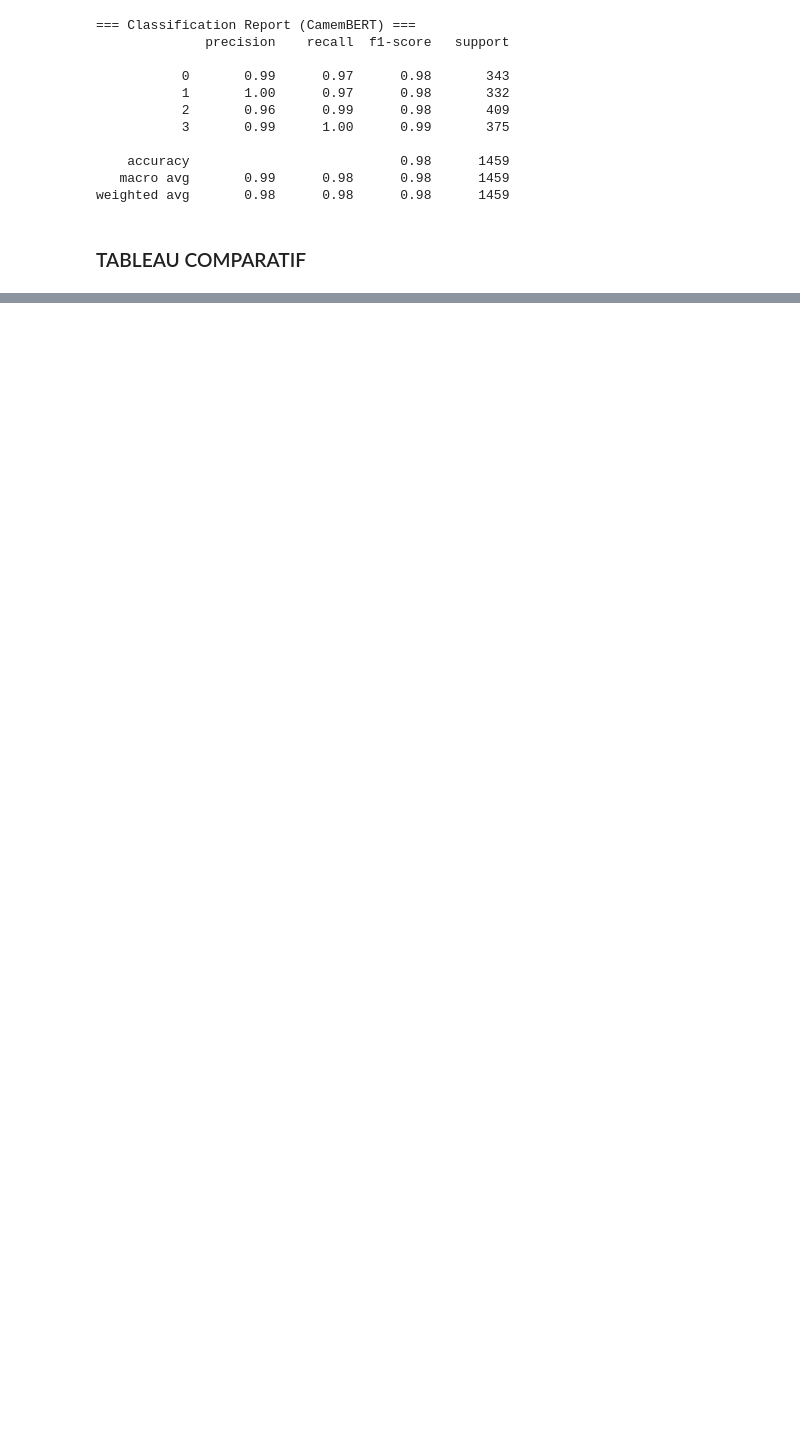
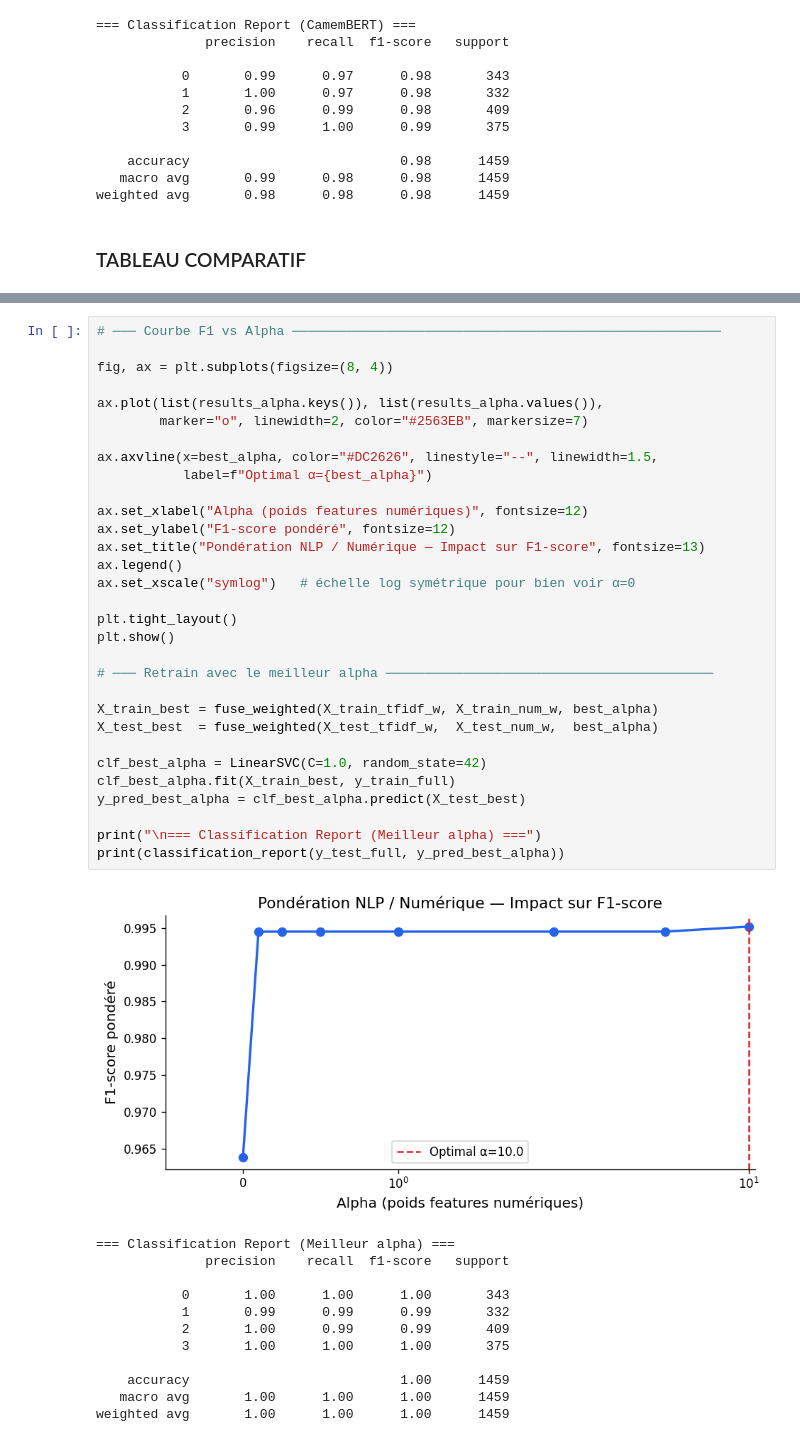
Before and after one commit to baccarifarah/eco-smart-classifier, a Jupyter notebook: src/nlp/text_classification.ipynb, the cells around one changed output, grey strips where cells are left out. Cells and saved outputs as stored; diff of their text form; blank space fills up the shorter version.

```diff
--- a/src/nlp/text_classification.ipynb
+++ b/src/nlp/text_classification.ipynb
@@ -684,0 +890,44 @@ Naive Bayes          0.9653  0.9619       NaN       NaN        NaN
+# %%
+# ─── Courbe F1 vs Alpha ───────────────────────────────────────────────────────
+
+fig, ax = plt.subplots(figsize=(8, 4))
+
+ax.plot(list(results_alpha.keys()), list(results_alpha.values()),
+        marker="o", linewidth=2, color="#2563EB", markersize=7)
+
+ax.axvline(x=best_alpha, color="#DC2626", linestyle="--", linewidth=1.5,
+           label=f"Optimal α={best_alpha}")
+
+ax.set_xlabel("Alpha (poids features numériques)", fontsize=12)
+ax.set_ylabel("F1-score pondéré", fontsize=12)
+ax.set_title("Pondération NLP / Numérique — Impact sur F1-score", fontsize=13)
+ax.legend()
+ax.set_xscale("symlog")   # échelle log symétrique pour bien voir α=0
+
+plt.tight_layout()
+plt.show()
+
+# ─── Retrain avec le meilleur alpha ──────────────────────────────────────────
+
+X_train_best = fuse_weighted(X_train_tfidf_w, X_train_num_w, best_alpha)
+X_test_best  = fuse_weighted(X_test_tfidf_w,  X_test_num_w,  best_alpha)
+
+clf_best_alpha = LinearSVC(C=1.0, random_state=42)
+clf_best_alpha.fit(X_train_best, y_train_full)
+y_pred_best_alpha = clf_best_alpha.predict(X_test_best)
+
+print("\n=== Classification Report (Meilleur alpha) ===")
+print(classification_report(y_test_full, y_pred_best_alpha))
+# %% [output]
+[figure, added]
+=== Classification Report (Meilleur alpha) ===
+              precision    recall  f1-score   support
+
+           0       1.00      1.00      1.00       343
+           1       0.99      0.99      0.99       332
+           2       1.00      0.99      0.99       409
+           3       1.00      1.00      1.00       375
+
+    accuracy                           1.00      1459
+   macro avg       1.00      1.00      1.00      1459
+weighted avg       1.00      1.00      1.00      1459
```
Also changed, not shown: parts of 21 cells of this notebook, 2 other files.
